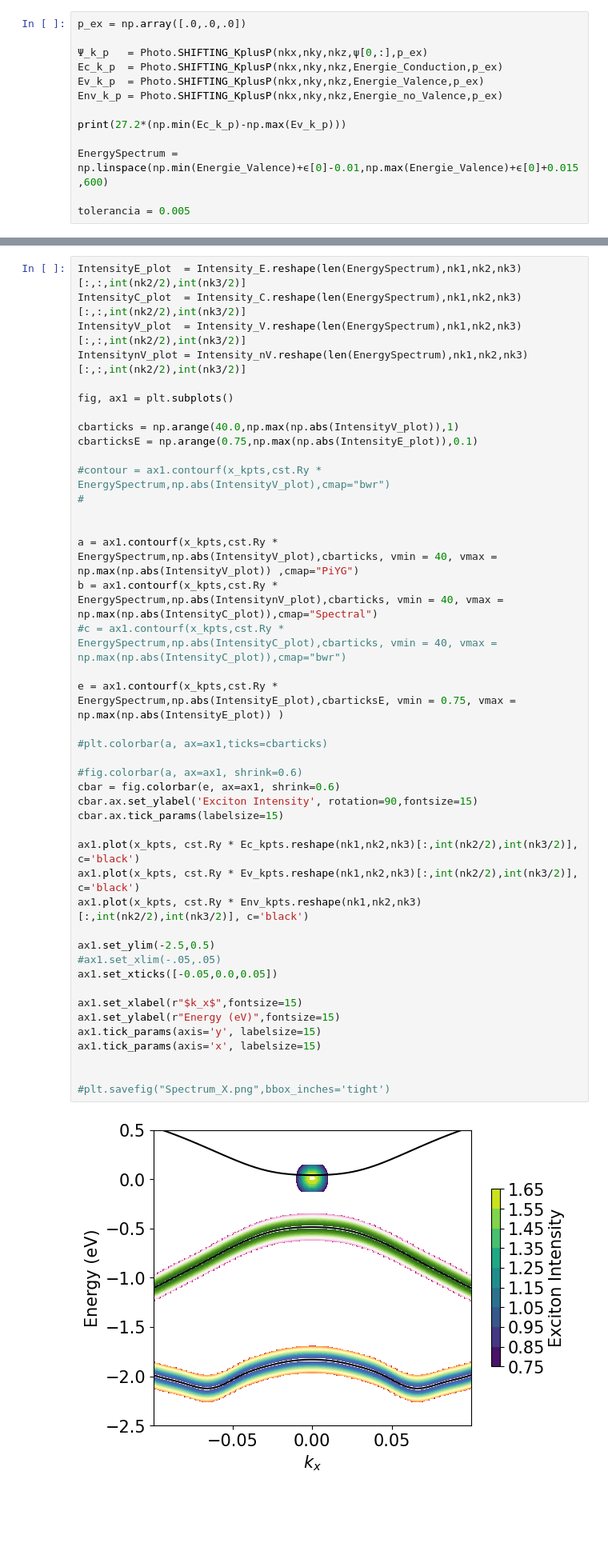
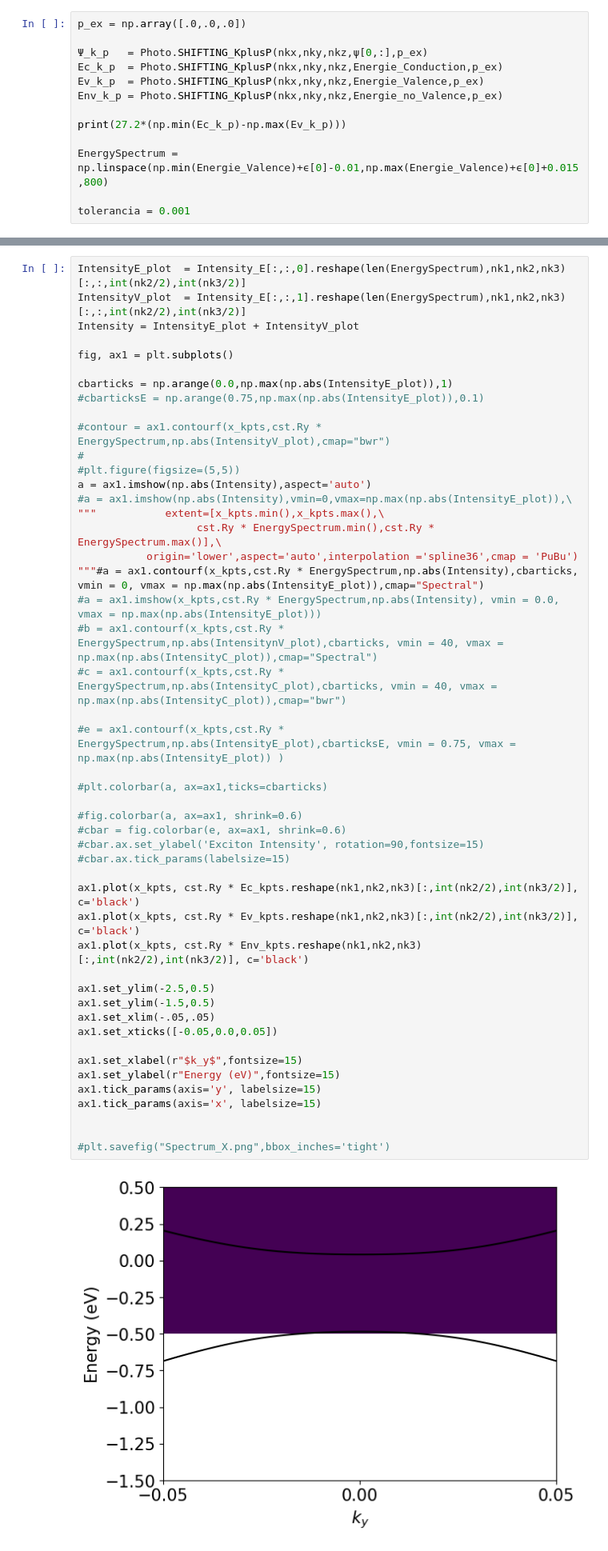
Before and after one commit to juanpulgarin/Black_P, a Jupyter notebook: Black_P_Excitons/Openning_Excitons.ipynb, the cells around one changed output, grey strips where cells are left out. Shown at 80% size. Saved outputs shown, nothing was run; the diff lists cells and outputs as text; blank space fills up the shorter version.

```diff
--- a/Black_P_Excitons/Openning_Excitons.ipynb
+++ b/Black_P_Excitons/Openning_Excitons.ipynb
@@ -171,9 +67,9 @@ Env_k_p = Photo.SHIFTING_KplusP(nkx,nky,nkz,Energie_no_Valence,p_ex)
 
 print(27.2*(np.min(Ec_k_p)-np.max(Ev_k_p)))
 
-EnergySpectrum = np.linspace(np.min(Energie_Valence)+ϵ[0]-0.01,np.max(Energie_Valence)+ϵ[0]+0.015,600)
+EnergySpectrum = np.linspace(np.min(Energie_Valence)+ϵ[0]-0.01,np.max(Energie_Valence)+ϵ[0]+0.015,800)
 
-tolerancia = 0.005
+tolerancia = 0.001
 # %% [output]
 (0.5062111888334546+2.3087949060351654e-17j)
 # %%
@@ -319,45 +345,50 @@ plt.subplots_adjust(hspace=0)
 # %%
-IntensityE_plot  = Intensity_E.reshape(len(EnergySpectrum),nk1,nk2,nk3)[:,:,int(nk2/2),int(nk3/2)]
-IntensityC_plot  = Intensity_C.reshape(len(EnergySpectrum),nk1,nk2,nk3)[:,:,int(nk2/2),int(nk3/2)]
-IntensityV_plot  = Intensity_V.reshape(len(EnergySpectrum),nk1,nk2,nk3)[:,:,int(nk2/2),int(nk3/2)]
-IntensitynV_plot = Intensity_nV.reshape(len(EnergySpectrum),nk1,nk2,nk3)[:,:,int(nk2/2),int(nk3/2)]
+IntensityE_plot  = Intensity_E[:,:,0].reshape(len(EnergySpectrum),nk1,nk2,nk3)[:,:,int(nk2/2),int(nk3/2)]
+IntensityV_plot  = Intensity_E[:,:,1].reshape(len(EnergySpectrum),nk1,nk2,nk3)[:,:,int(nk2/2),int(nk3/2)]
+Intensity = IntensityE_plot + IntensityV_plot
 
 fig, ax1 = plt.subplots()
 
-cbarticks = np.arange(40.0,np.max(np.abs(IntensityV_plot)),1)
-cbarticksE = np.arange(0.75,np.max(np.abs(IntensityE_plot)),0.1)
+cbarticks = np.arange(0.0,np.max(np.abs(IntensityE_plot)),1)
+#cbarticksE = np.arange(0.75,np.max(np.abs(IntensityE_plot)),0.1)
 
 #contour = ax1.contourf(x_kpts,cst.Ry * EnergySpectrum,np.abs(IntensityV_plot),cmap="bwr")
 #
-
-
-a = ax1.contourf(x_kpts,cst.Ry * EnergySpectrum,np.abs(IntensityV_plot),cbarticks, vmin = 40, vmax = np.max(np.abs(IntensityV_plot)) ,cmap="PiYG")
-b = ax1.contourf(x_kpts,cst.Ry * EnergySpectrum,np.abs(IntensitynV_plot),cbarticks, vmin = 40, vmax = np.max(np.abs(IntensityC_plot)),cmap="Spectral")
+#plt.figure(figsize=(5,5))
+a = ax1.imshow(np.abs(Intensity),aspect='auto')
+#a = ax1.imshow(np.abs(Intensity),vmin=0,vmax=np.max(np.abs(IntensityE_plot)),\
+"""           extent=[x_kpts.min(),x_kpts.max(),\
+                   cst.Ry * EnergySpectrum.min(),cst.Ry * EnergySpectrum.max()],\
+           origin='lower',aspect='auto',interpolation ='spline36',cmap = 'PuBu')
+"""#a = ax1.contourf(x_kpts,cst.Ry * EnergySpectrum,np.abs(Intensity),cbarticks, vmin = 0, vmax = np.max(np.abs(IntensityE_plot)),cmap="Spectral")
+#a = ax1.imshow(x_kpts,cst.Ry * EnergySpectrum,np.abs(Intensity), vmin = 0.0, vmax = np.max(np.abs(IntensityE_plot)))
+#b = ax1.contourf(x_kpts,cst.Ry * EnergySpectrum,np.abs(IntensitynV_plot),cbarticks, vmin = 40, vmax = np.max(np.abs(IntensityC_plot)),cmap="Spectral")
 #c = ax1.contourf(x_kpts,cst.Ry * EnergySpectrum,np.abs(IntensityC_plot),cbarticks, vmin = 40, vmax = np.max(np.abs(IntensityC_plot)),cmap="bwr")
 
-e = ax1.contourf(x_kpts,cst.Ry * EnergySpectrum,np.abs(IntensityE_plot),cbarticksE, vmin = 0.75, vmax = np.max(np.abs(IntensityE_plot)) )
+#e = ax1.contourf(x_kpts,cst.Ry * EnergySpectrum,np.abs(IntensityE_plot),cbarticksE, vmin = 0.75, vmax = np.max(np.abs(IntensityE_plot)) )
 
 #plt.colorbar(a, ax=ax1,ticks=cbarticks)
 
 #fig.colorbar(a, ax=ax1, shrink=0.6)
-cbar = fig.colorbar(e, ax=ax1, shrink=0.6)
-cbar.ax.set_ylabel('Exciton Intensity', rotation=90,fontsize=15)
-cbar.ax.tick_params(labelsize=15)
+#cbar = fig.colorbar(e, ax=ax1, shrink=0.6)
+#cbar.ax.set_ylabel('Exciton Intensity', rotation=90,fontsize=15)
+#cbar.ax.tick_params(labelsize=15)
 
 ax1.plot(x_kpts, cst.Ry * Ec_kpts.reshape(nk1,nk2,nk3)[:,int(nk2/2),int(nk3/2)], c='black')
 ax1.plot(x_kpts, cst.Ry * Ev_kpts.reshape(nk1,nk2,nk3)[:,int(nk2/2),int(nk3/2)], c='black')
 ax1.plot(x_kpts, cst.Ry * Env_kpts.reshape(nk1,nk2,nk3)[:,int(nk2/2),int(nk3/2)], c='black')
 
 ax1.set_ylim(-2.5,0.5)
-#ax1.set_xlim(-.05,.05)
+ax1.set_ylim(-1.5,0.5)
+ax1.set_xlim(-.05,.05)
 ax1.set_xticks([-0.05,0.0,0.05])
 
-ax1.set_xlabel(r"$k_x$",fontsize=15)
+ax1.set_xlabel(r"$k_y$",fontsize=15)
 ax1.set_ylabel(r"Energy (eV)",fontsize=15)
 ax1.tick_params(axis='y', labelsize=15)
 ax1.tick_params(axis='x', labelsize=15)
 
 
 #plt.savefig("Spectrum_X.png",bbox_inches='tight')
 # %% [output]
-[figure, old version]
+[figure, new version]
```
Also changed, not shown: parts of 15 cells of this notebook, 8 other files.
